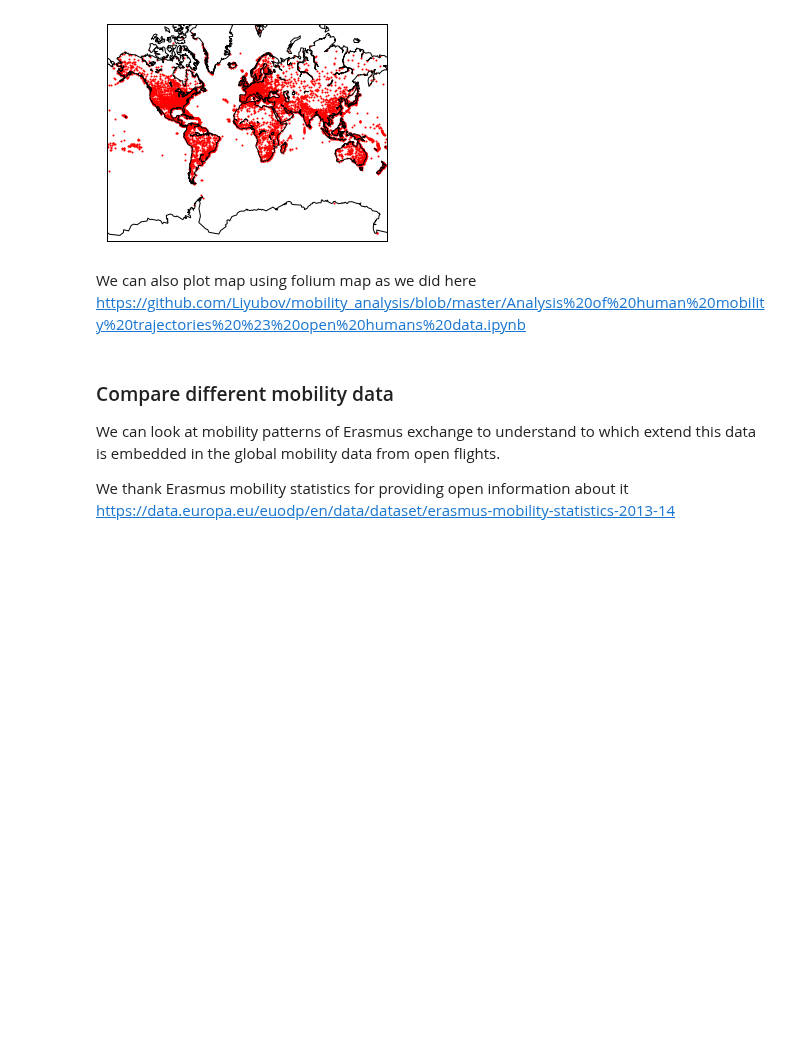
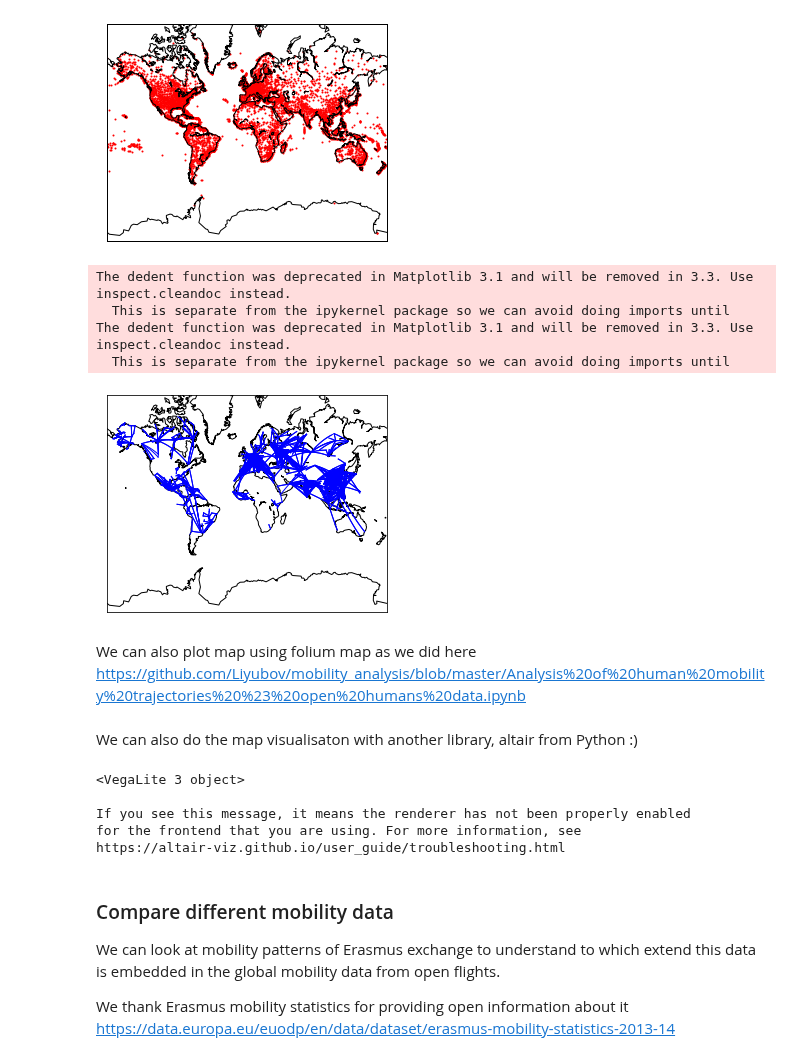
Before and after one commit to Liyubov/mobility_analysis_openhumans, a Jupyter notebook: mobilitydata analyzer.ipynb, the cells around one changed output. Saved outputs shown, nothing was run; the diff lists cells and outputs as text; code cells hidden in the pictures; blank space fills up the shorter version.

```diff
--- a/mobilitydata analyzer.ipynb
+++ b/mobilitydata analyzer.ipynb
@@ -484,6 +484,31 @@ plt.show()
 The dedent function was deprecated in Matplotlib 3.1 and will be removed in 3.3. Use inspect.cleandoc instead.
 The dedent function was deprecated in Matplotlib 3.1 and will be removed in 3.3. Use inspect.cleandoc instead.
 [figure]
+# %%
+# Make a base map with a mercator projection.
+# Draw the coastlines.
+m = Basemap(projection='merc',llcrnrlat=-80,urcrnrlat=80,llcrnrlon=-180,urcrnrlon=180,lat_ts=20,resolution='c')
+m.drawcoastlines()
+# Iterate through the first 3000 rows.
+for name, row in routes[:3000].iterrows():
+    try:
+        # Get the source and dest airports.
+        source = airports[airports["id"] == row["source_id"]].iloc[0]
+        dest = airports[airports["id"] == row["dest_id"]].iloc[0]
+        # Don't draw overly long routes.
+        if abs(float(source["longitude"]) - float(dest["longitude"])) < 90:
+            # Draw a great circle between source and dest airports.
+            m.drawgreatcircle(float(source["longitude"]), float(source["latitude"]), float(dest["longitude"]), float(dest["latitude"]),linewidth=1,color='b')
+    except (ValueError, IndexError):
+        pass
+    # Show the map.
+plt.show()
+# %% [output]
+The dedent function was deprecated in Matplotlib 3.1 and will be removed in 3.3. Use inspect.cleandoc instead.
+  This is separate from the ipykernel package so we can avoid doing imports until
+The dedent function was deprecated in Matplotlib 3.1 and will be removed in 3.3. Use inspect.cleandoc instead.
+  This is separate from the ipykernel package so we can avoid doing imports until
+[figure, added]
 # %% [markdown]
 We can also plot map using folium map as we did here
 https://github.com/Liyubov/mobility_analysis/blob/master/Analysis%20of%20human%20mobility%20trajectories%20%23%20open%20humans%20data.ipynb
@@ -492,6 +517,34 @@ import folium
 
 airports_map = folium.Map(location=[30, 0], zoom_start=2)
 # Draw markers on the map.
+# %% [markdown]
+We can also do the map visualisaton with another library, altair from Python :)
+# %%
+import altair as alt
+from vega_datasets import data
+
+# Since the data is more than 5,000 rows we'll import it from a URL
+source = data.zipcodes.url
+
+alt.Chart(source).transform_calculate(
+    "leading digit", alt.expr.substring(alt.datum.zip_code, 0, 1)
+).mark_circle(size=3).encode(
+    longitude='longitude:Q',
+    latitude='latitude:Q',
+    color='leading digit:N',
+    tooltip='zip_code:N'
+).project(
+    type='albersUsa'
+).properties(
+    width=650,
+    height=400
+)
+# %% [output]
+<VegaLite 3 object>
+
+If you see this message, it means the renderer has not been properly enabled
+for the frontend that you are using. For more information, see
+https://altair-viz.github.io/user_guide/troubleshooting.html
 # %% [markdown]
 ### Compare different mobility data
 
```
Also changed, not shown: parts of 6 cells of this notebook.
